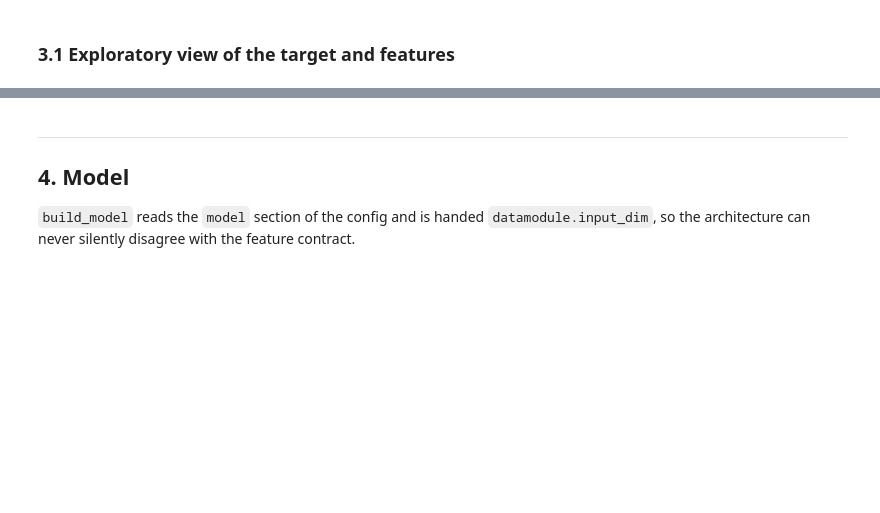
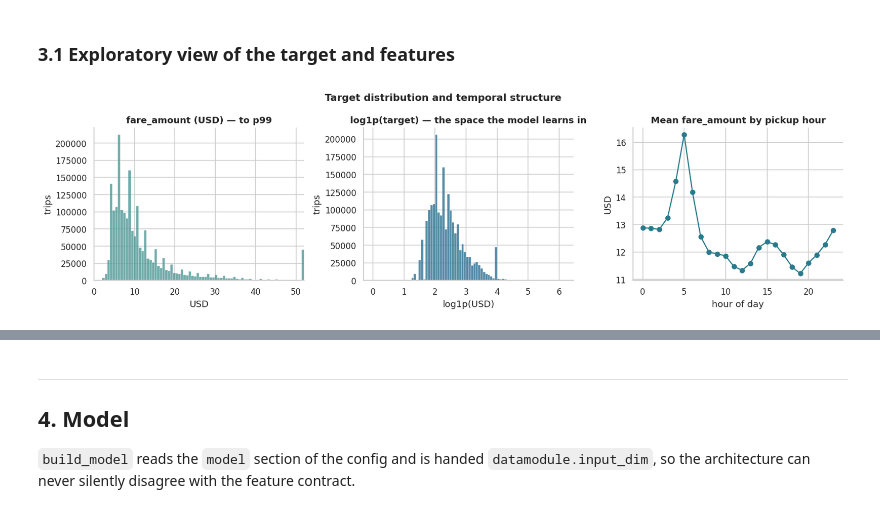
Before and after one commit to AndrewVynnytskyi/Nyc-taxi-trip, a Jupyter notebook: notebooks/01_baseline_training.ipynb, the cells around one changed output, grey strips where cells are left out. Cells and saved outputs as stored; diff of their text form; code cells hidden in the pictures; blank space fills up the shorter version.

```diff
--- a/notebooks/01_baseline_training.ipynb
+++ b/notebooks/01_baseline_training.ipynb
@@ -128,23 +163,29 @@ print(f"Train / Val / Test : "
 # %%
 frame = datamodule.frame
 
 fig, axes = plt.subplots(1, 3, figsize=(15, 4.2))
 
-sns.histplot(frame[TARGET], bins=80, ax=axes[0], color=PALETTE[2])
-axes[0].set(title=f"{TARGET} ({UNIT})", xlabel=UNIT, ylabel="trips")
-axes[0].set_xlim(0, float(np.percentile(frame[TARGET], 99)))
+# Bin only the visible range: binning the full range and then zooming with
+# set_xlim leaves a handful of enormous bars inside the window.
+upper = float(np.percentile(frame[TARGET], 99))
+sns.histplot(frame[TARGET][frame[TARGET] <= upper], bins=80, ax=axes[0], color=PALETTE[2])
+axes[0].set(title=f"{TARGET} ({UNIT}) — to p99", xlabel=UNIT, ylabel="trips")
+axes[0].set_xlim(0, upper)
 
 sns.histplot(np.log1p(frame[TARGET]), bins=80, ax=axes[1], color=PALETTE[4])
-axes[1].set(title="log1p(target) — the space the model learns in",
-            xlabel=f"log1p({UNIT})", ylabel="trips")
+axes[1].set(
+    title="log1p(target) — the space the model learns in", xlabel=f"log1p({UNIT})", ylabel="trips"
+)
 
 hourly = frame.groupby("pickup_hour")[TARGET].mean()
 axes[2].plot(hourly.index, hourly.to_numpy(), marker="o", color=PALETTE[3])
 axes[2].set(title=f"Mean {TARGET} by pickup hour", xlabel="hour of day", ylabel=UNIT)
 
 fig.suptitle("Target distribution and temporal structure", fontsize=13, fontweight="semibold")
 fig.tight_layout()
 plt.show()
+# %% [output]
+[figure, added]
 # %%
 numeric_cols = [*cfg.data.numerical_features, TARGET]
 correlation = frame[numeric_cols].corr()
```
Also changed, not shown: parts of 13 cells of this notebook, 6 other files.
